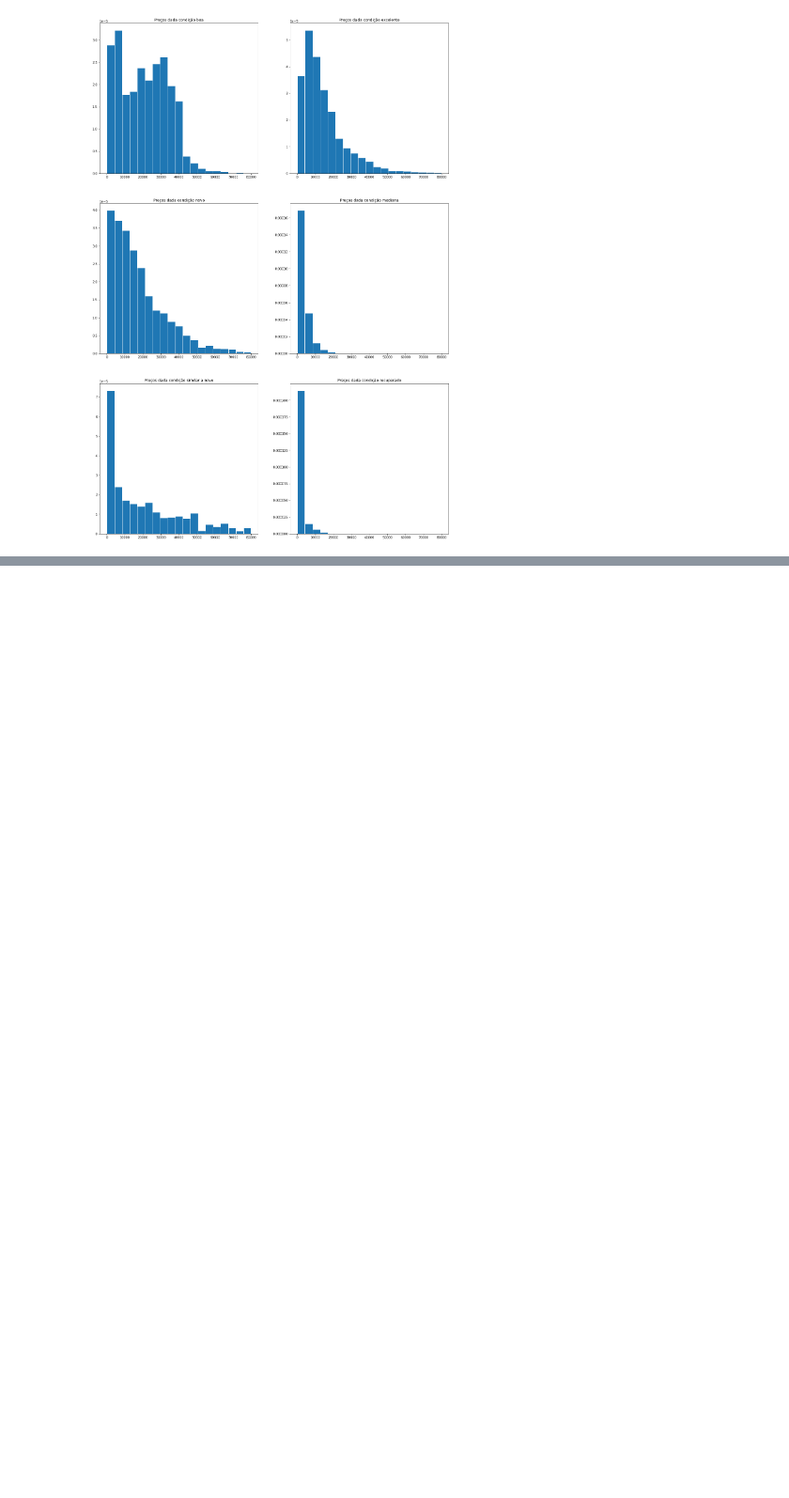
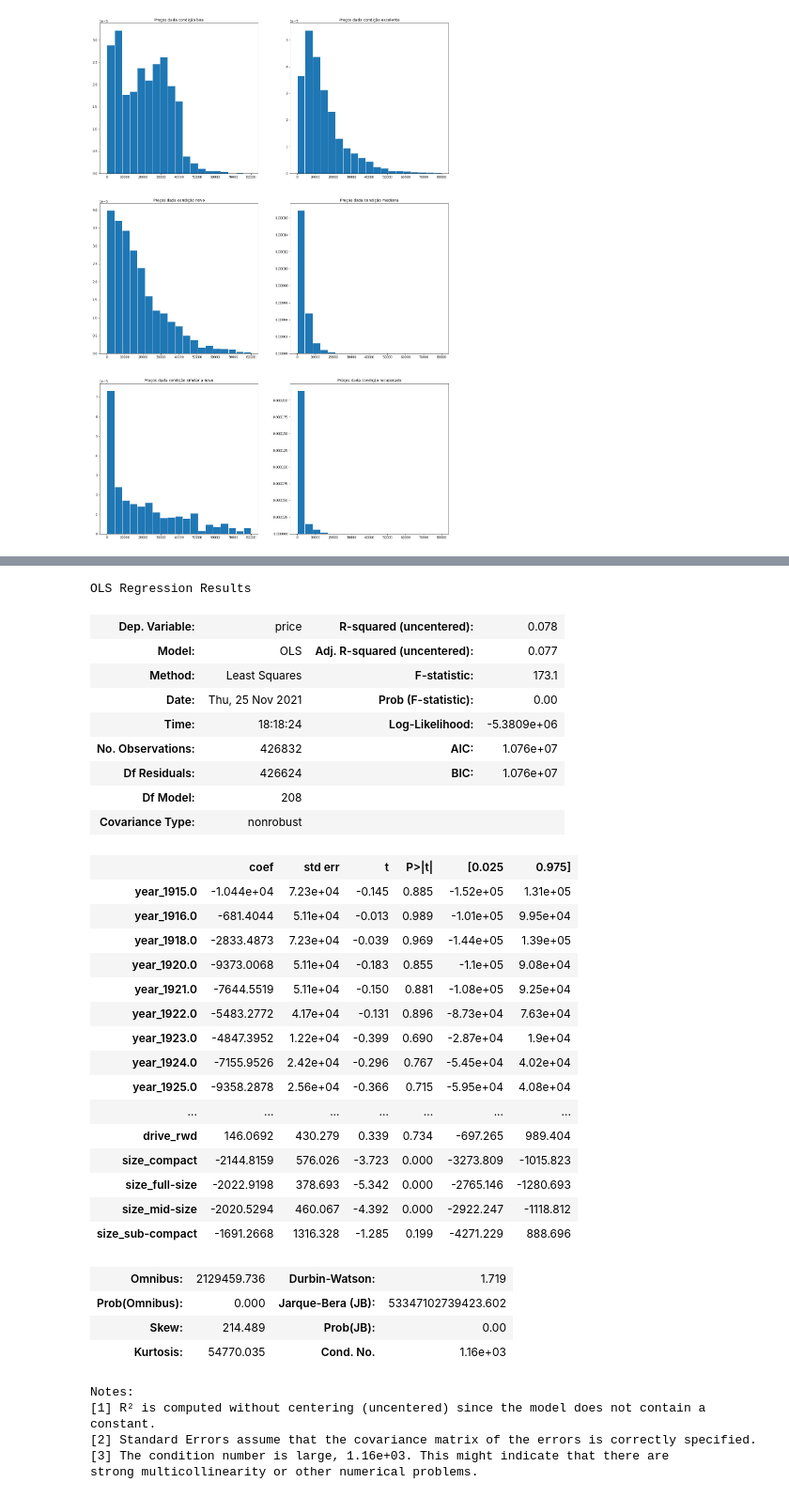
Before and after one commit to MekhyW/Car-Resell-Price-Predictor, a Jupyter notebook: Predictor.ipynb, the cells around one changed output, grey strips where cells are left out. Shown: that part at 94% size. Drawn from its saved outputs; the diff is of its cells as text; code cells hidden in the pictures; blank space fills up the shorter version.

```diff
--- a/Predictor.ipynb
+++ b/Predictor.ipynb
@@ -207,0 +214,44 @@ plt.show()
+# %%
+dum = pd.get_dummies(Dataset, drop_first=False, columns=['year', 'title_status', 'condition', 'transmission', 'cylinders', 'fuel', 'type', 'paint_color', 'manufacturer', 'drive', 'size'])
+
+X = dum.iloc[:, 25:]
+
+results = sm.OLS(dum.price, X).fit()
+
+results.summary()
+# %% [output]
+OLS Regression Results
+| Dep. Variable: | price | R-squared (uncentered): | 0.078 |
+| Model: | OLS | Adj. R-squared (uncentered): | 0.077 |
+| Method: | Least Squares | F-statistic: | 173.1 |
+| Date: | Thu, 25 Nov 2021 | Prob (F-statistic): | 0.00 |
+| Time: | 18:18:24 | Log-Likelihood: | -5.3809e+06 |
+| No. Observations: | 426832 | AIC: | 1.076e+07 |
+| Df Residuals: | 426624 | BIC: | 1.076e+07 |
+| Df Model: | 208 |  |  |
+| Covariance Type: | nonrobust |  |  |
+|  | coef | std err | t | P>|t| | [0.025 | 0.975] |
+| year_1915.0 | -1.044e+04 | 7.23e+04 | -0.145 | 0.885 | -1.52e+05 | 1.31e+05 |
+| year_1916.0 | -681.4044 | 5.11e+04 | -0.013 | 0.989 | -1.01e+05 | 9.95e+04 |
+| year_1918.0 | -2833.4873 | 7.23e+04 | -0.039 | 0.969 | -1.44e+05 | 1.39e+05 |
+| year_1920.0 | -9373.0068 | 5.11e+04 | -0.183 | 0.855 | -1.1e+05 | 9.08e+04 |
+| year_1921.0 | -7644.5519 | 5.11e+04 | -0.150 | 0.881 | -1.08e+05 | 9.25e+04 |
+| year_1922.0 | -5483.2772 | 4.17e+04 | -0.131 | 0.896 | -8.73e+04 | 7.63e+04 |
+| year_1923.0 | -4847.3952 | 1.22e+04 | -0.399 | 0.690 | -2.87e+04 | 1.9e+04 |
+| year_1924.0 | -7155.9526 | 2.42e+04 | -0.296 | 0.767 | -5.45e+04 | 4.02e+04 |
+| year_1925.0 | -9358.2878 | 2.56e+04 | -0.366 | 0.715 | -5.95e+04 | 4.08e+04 |
+| ... | ... | ... | ... | ... | ... | ... |
+| drive_rwd | 146.0692 | 430.279 | 0.339 | 0.734 | -697.265 | 989.404 |
+| size_compact | -2144.8159 | 576.026 | -3.723 | 0.000 | -3273.809 | -1015.823 |
+| size_full-size | -2022.9198 | 378.693 | -5.342 | 0.000 | -2765.146 | -1280.693 |
+| size_mid-size | -2020.5294 | 460.067 | -4.392 | 0.000 | -2922.247 | -1118.812 |
+| size_sub-compact | -1691.2668 | 1316.328 | -1.285 | 0.199 | -4271.229 | 888.696 |
+| Omnibus: | 2129459.736 | Durbin-Watson: | 1.719 |
+| Prob(Omnibus): | 0.000 | Jarque-Bera (JB): | 53347102739423.602 |
+| Skew: | 214.489 | Prob(JB): | 0.00 |
+| Kurtosis: | 54770.035 | Cond. No. | 1.16e+03 |
+Notes:
+[1] R² is computed without centering (uncentered) since the model does not contain a constant.
+[2] Standard Errors assume that the covariance matrix of the errors is correctly specified.
+[3] The condition number is large, 1.16e+03. This might indicate that there are
+strong multicollinearity or other numerical problems.
```
Also changed, not shown: parts of 7 cells of this notebook.
